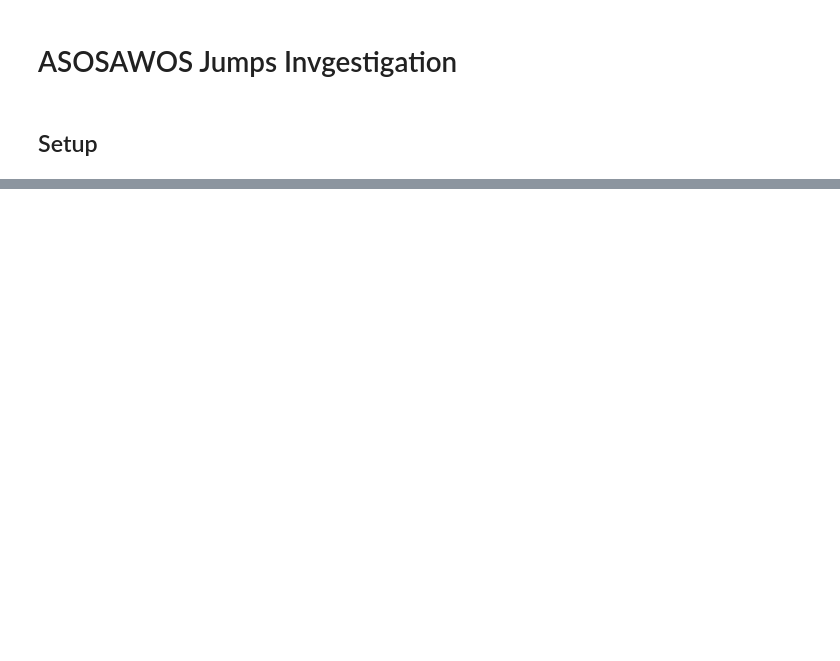
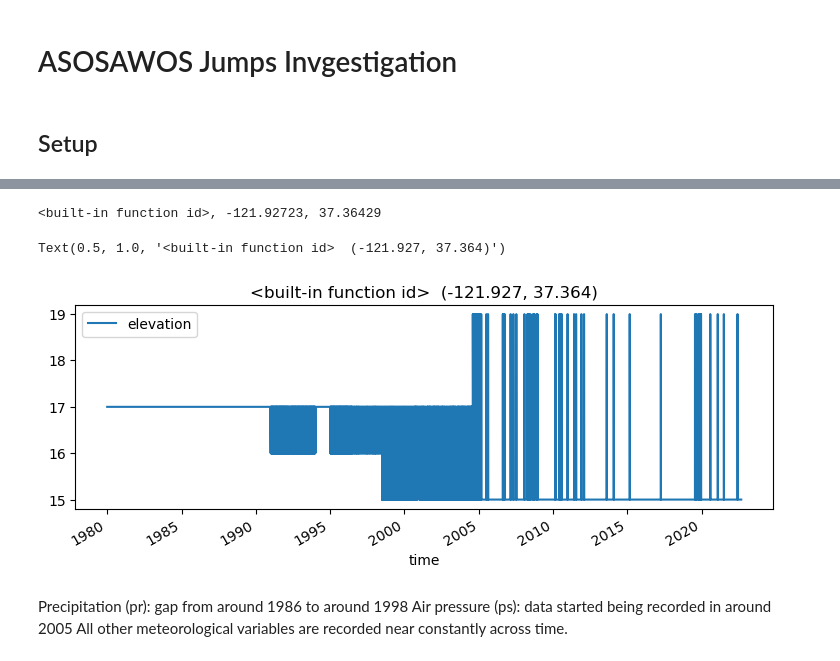
Before and after one commit to Eagle-Rock-Analytics/historical-obs-platform, a Jupyter notebook: test_platform/scripts/3_qaqc_data/asosawos_jumps_investigation.ipynb, the cells around one changed output, grey strips where cells are left out. Drawn from its saved outputs; the diff is of its cells as text; code cells hidden in the pictures; blank space fills up the shorter version.

```diff
--- a/test_platform/scripts/3_qaqc_data/asosawos_jumps_investigation.ipynb
+++ b/test_platform/scripts/3_qaqc_data/asosawos_jumps_investigation.ipynb
@@ -234,0 +333,21 @@ FileNotFoundError: The specified key does not exist.
+# %%
+lon = df_3.lon.mean()
+lat = df_3.lat.mean()
+print("{}, {:.5f}, {:.5f}".format(id, lon, lat))
+# %% [output]
+<built-in function id>, -121.92723, 37.36429
+# %%
+# Plot time series of the data
+fig,ax = plt.subplots(figsize=(9,3))
+
+df_3.plot(ax=ax, x="time", y="elevation")
+#df_3.plot(ax=ax, x="time", y="ps")
+#df_3.plot(ax=ax, x="time", y="tas")
+ax.set_title("{}  ({:.3f}, {:.3f})".format(id,lon,lat))
+# %% [output]
+Text(0.5, 1.0, '<built-in function id>  (-121.927, 37.364)')
+[figure, added]
+# %% [markdown]
+Precipitation (pr): gap from around 1986 to around 1998
+Air pressure (ps):  data started being recorded in around 2005
+All other meteorological variables are recorded near constantly across time.
```
Also changed, not shown: parts of 16 cells of this notebook.
